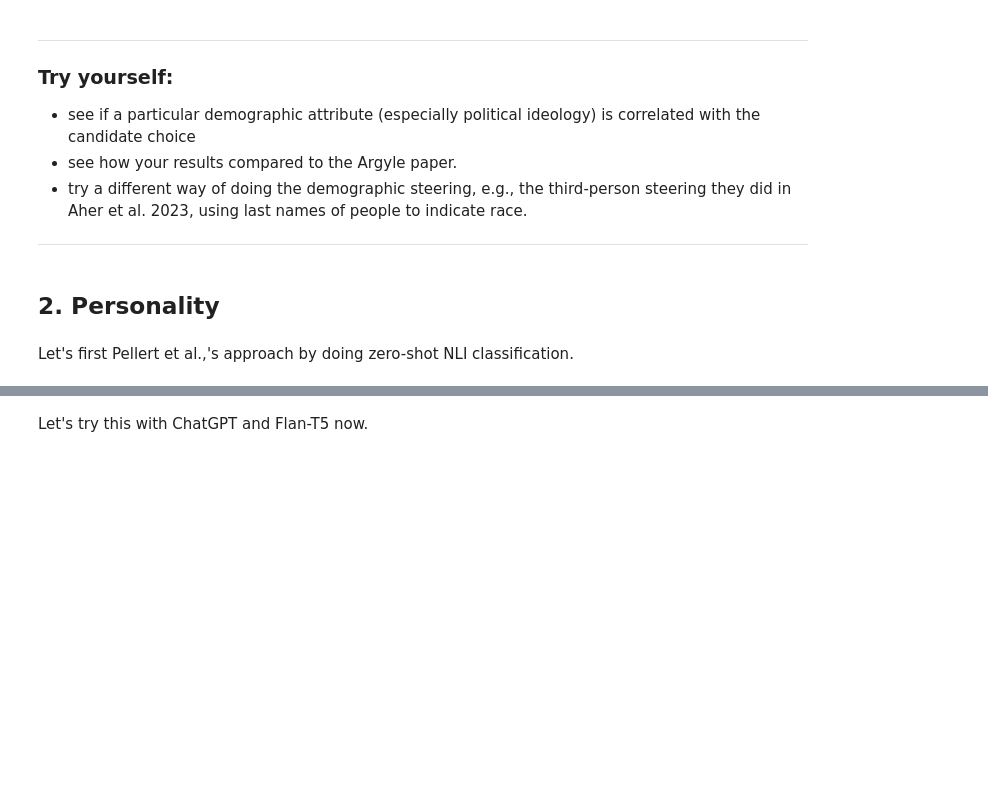
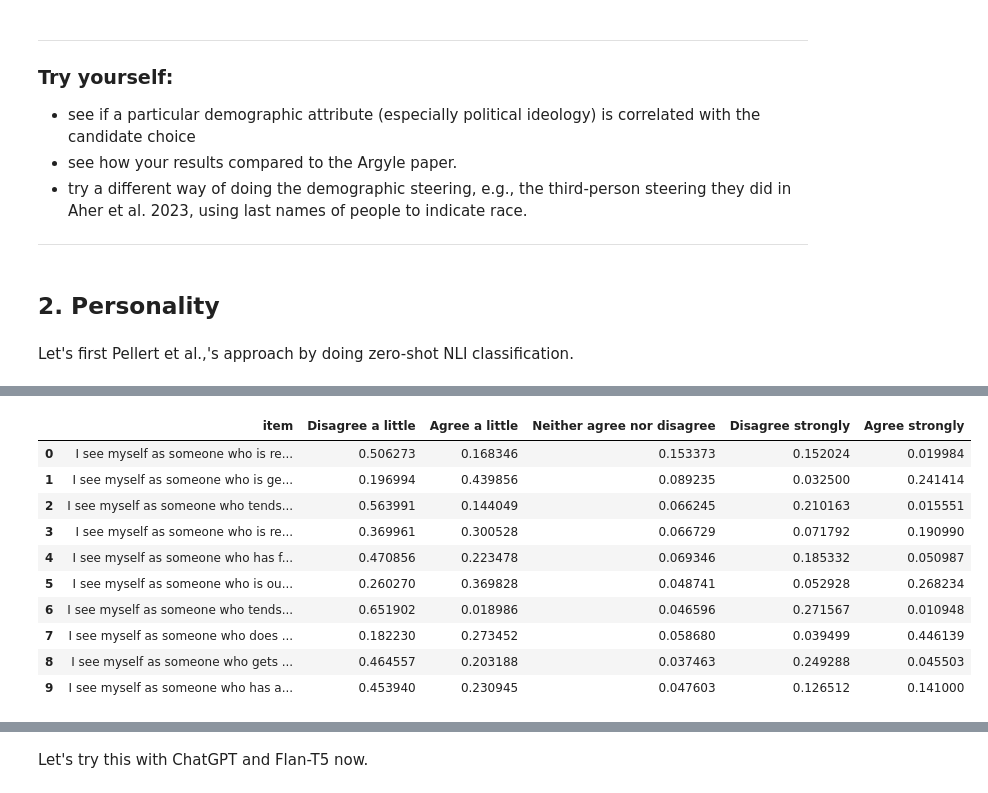
Before and after one commit to dgarcia-eu/SILLM, a Jupyter notebook: Tutorials/tutorial_10_sillm_psychometrics.ipynb, the cells around one changed output, grey strips where cells are left out. Saved outputs shown, nothing was run; the diff lists cells and outputs as text; code cells hidden in the pictures; blank space fills up the shorter version.

```diff
--- a/Tutorials/tutorial_10_sillm_psychometrics.ipynb
+++ b/Tutorials/tutorial_10_sillm_psychometrics.ipynb
@@ -520,2 +635,16 @@ for trait in traits:
+# %%
+big5_10items_df
+# %% [output]
+|  | item | Disagree a little | Agree a little | Neither agree nor disagree | Disagree strongly | Agree strongly |
+| 0 | I see myself as someone who is re... | 0.506273 | 0.168346 | 0.153373 | 0.152024 | 0.019984 |
+| 1 | I see myself as someone who is ge... | 0.196994 | 0.439856 | 0.089235 | 0.032500 | 0.241414 |
+| 2 | I see myself as someone who tends... | 0.563991 | 0.144049 | 0.066245 | 0.210163 | 0.015551 |
+| 3 | I see myself as someone who is re... | 0.369961 | 0.300528 | 0.066729 | 0.071792 | 0.190990 |
+| 4 | I see myself as someone who has f... | 0.470856 | 0.223478 | 0.069346 | 0.185332 | 0.050987 |
+| 5 | I see myself as someone who is ou... | 0.260270 | 0.369828 | 0.048741 | 0.052928 | 0.268234 |
+| 6 | I see myself as someone who tends... | 0.651902 | 0.018986 | 0.046596 | 0.271567 | 0.010948 |
+| 7 | I see myself as someone who does ... | 0.182230 | 0.273452 | 0.058680 | 0.039499 | 0.446139 |
+| 8 | I see myself as someone who gets ... | 0.464557 | 0.203188 | 0.037463 | 0.249288 | 0.045503 |
+| 9 | I see myself as someone who has a... | 0.453940 | 0.230945 | 0.047603 | 0.126512 | 0.141000 |
 # %%
 psychometric_profile
```
Also changed, not shown: parts of 33 cells of this notebook.
